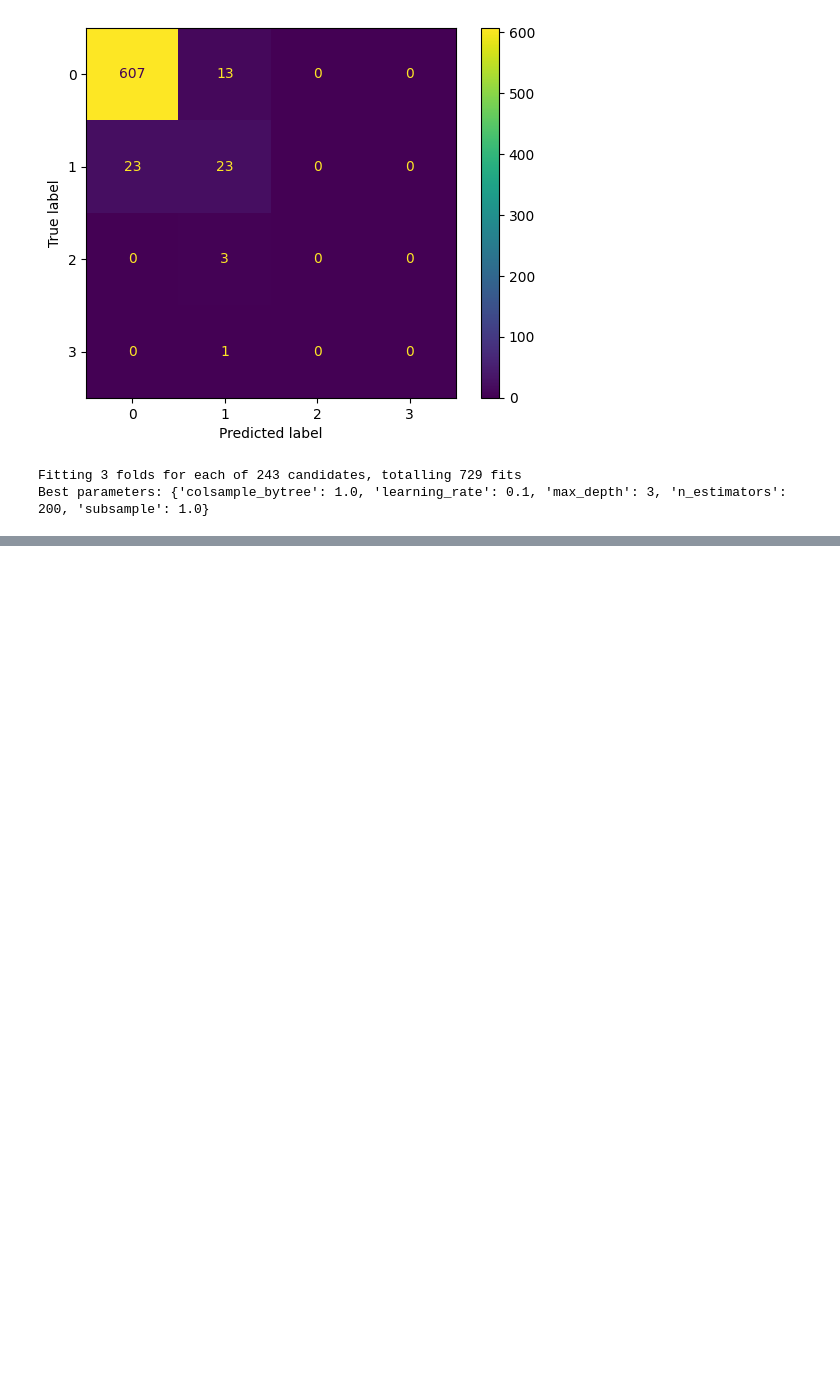
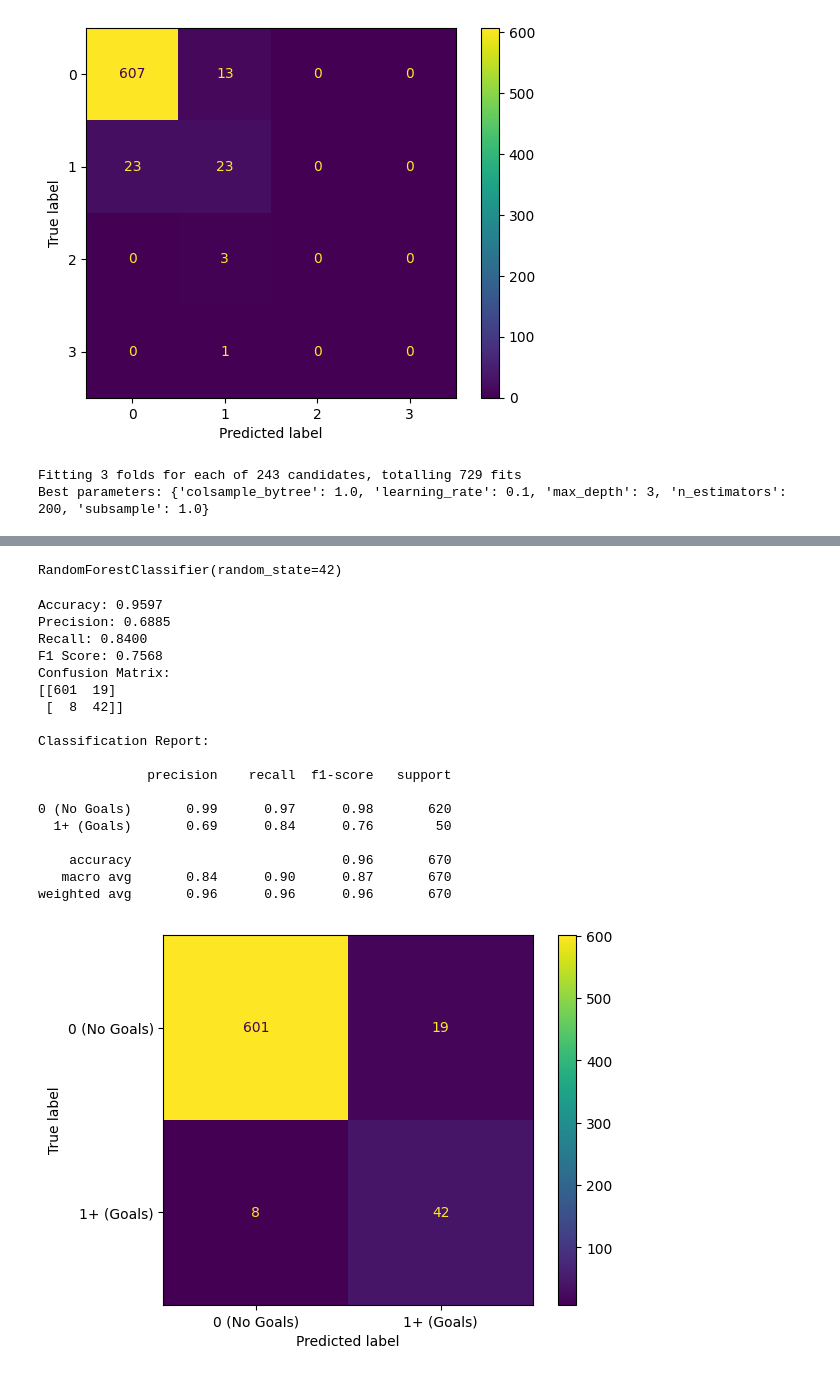
Before and after one commit to ericmckevitt/Premier-League-Goal-Prediction, a Jupyter notebook: prediction.ipynb, the cells around one changed output, grey strips where cells are left out. Drawn from its saved outputs; the diff is of its cells as text; code cells hidden in the pictures; blank space fills up the shorter version.

```diff
--- a/prediction.ipynb
+++ b/prediction.ipynb
@@ -399,0 +469,50 @@ print(f"Class-Level Accuracy: {class_accuracy}")
+# %%
+from imblearn.over_sampling import SMOTE
+smote = SMOTE(random_state=42)
+X_train_resampled, y_train_binary_resampled = smote.fit_resample(X_train, y_train_binary)
+classifier.fit(X_train_resampled, y_train_binary_resampled)
+# %% [output]
+RandomForestClassifier(random_state=42)
+# %%
+# Predict binary outcomes on the test set
+y_pred_binary_resampled = classifier.predict(X_test)
+
+# Evaluate the resampled classifier
+accuracy_resampled = accuracy_score((y_test > 0).astype(int), y_pred_binary_resampled)
+precision_resampled = precision_score((y_test > 0).astype(int), y_pred_binary_resampled)
+recall_resampled = recall_score((y_test > 0).astype(int), y_pred_binary_resampled)
+f1_resampled = f1_score((y_test > 0).astype(int), y_pred_binary_resampled)
+
+print(f"Accuracy: {accuracy_resampled:.4f}")
+print(f"Precision: {precision_resampled:.4f}")
+print(f"Recall: {recall_resampled:.4f}")
+print(f"F1 Score: {f1_resampled:.4f}")
+
+# Confusion Matrix
+conf_matrix_resampled = confusion_matrix((y_test > 0).astype(int), y_pred_binary_resampled)
+ConfusionMatrixDisplay(conf_matrix_resampled, display_labels=["0 (No Goals)", "1+ (Goals)"]).plot(cmap='viridis')
+print(f"Confusion Matrix:\n{conf_matrix_resampled}")
+
+# Classification Report
+print("\nClassification Report:\n")
+print(classification_report((y_test > 0).astype(int), y_pred_binary_resampled, target_names=["0 (No Goals)", "1+ (Goals)"]))
+# %% [output]
+Accuracy: 0.9597
+Precision: 0.6885
+Recall: 0.8400
+F1 Score: 0.7568
+Confusion Matrix:
+[[601  19]
+ [  8  42]]
+
+Classification Report:
+
+              precision    recall  f1-score   support
+
+0 (No Goals)       0.99      0.97      0.98       620
+  1+ (Goals)       0.69      0.84      0.76        50
+
+    accuracy                           0.96       670
+   macro avg       0.84      0.90      0.87       670
+weighted avg       0.96      0.96      0.96       670
+[figure, added]
```
Also changed, not shown: parts of 14 cells of this notebook, 1 other file.
